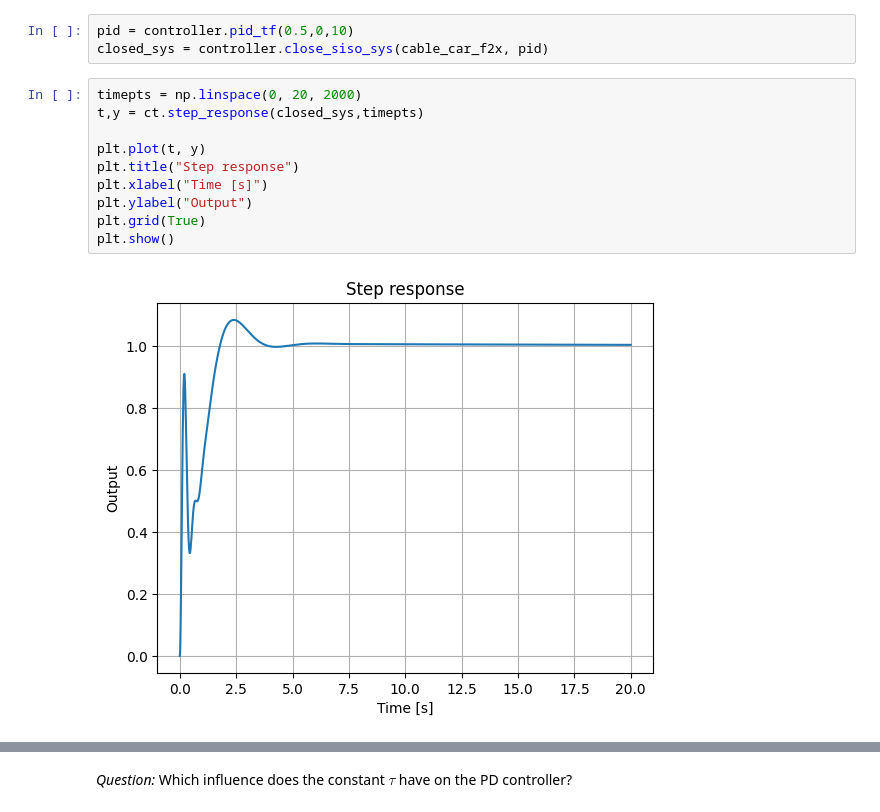
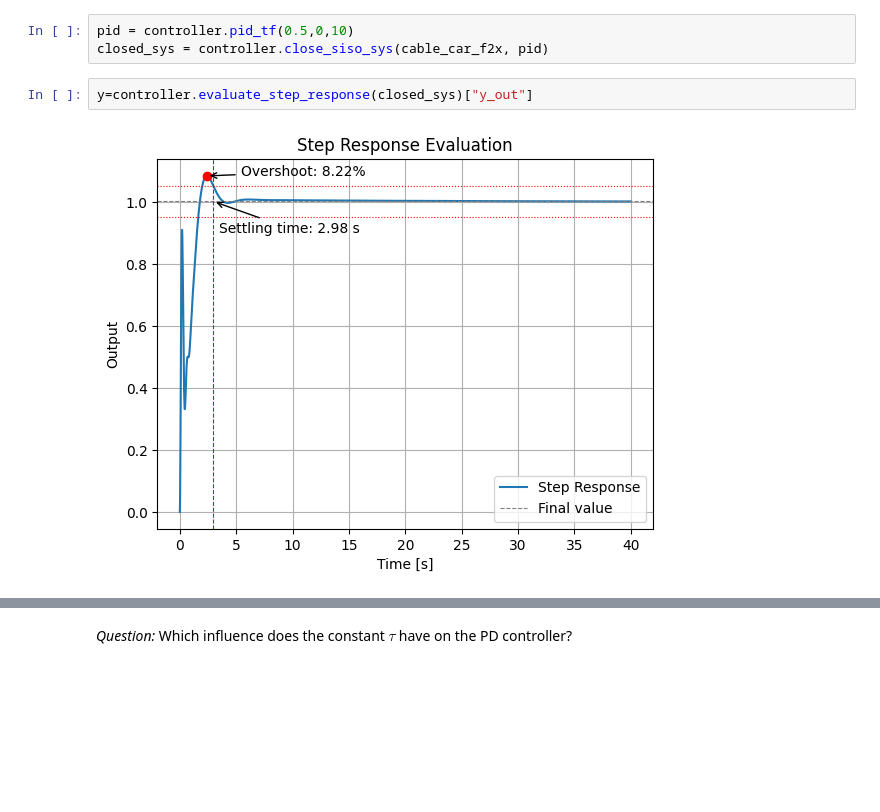
Before and after one commit to BeneJoh/ControlSystems, a Jupyter notebook: sessionB.ipynb, the cells around one changed output, grey strips where cells are left out. Saved outputs shown, nothing was run; the diff lists cells and outputs as text; blank space fills up the shorter version.

```diff
--- a/sessionB.ipynb
+++ b/sessionB.ipynb
@@ -92,16 +92,8 @@ Outputs (1): ['u']
 # %%
 pid = controller.pid_tf(0.5,0,10)
 closed_sys = controller.close_siso_sys(cable_car_f2x, pid)
-# %%
-timepts = np.linspace(0, 20, 2000)
-t,y = ct.step_response(closed_sys,timepts)
-
-plt.plot(t, y)
-plt.title("Step response")
-plt.xlabel("Time [s]")
-plt.ylabel("Output")
-plt.grid(True)
-plt.show()
-# %% [output]
-[figure, removed]
+# %%
+y=controller.evaluate_step_response(closed_sys)["y_out"]
+# %% [output]
+[figure, added]
 # %%
```
Also changed, not shown: parts of 5 cells of this notebook, 1 other file.
